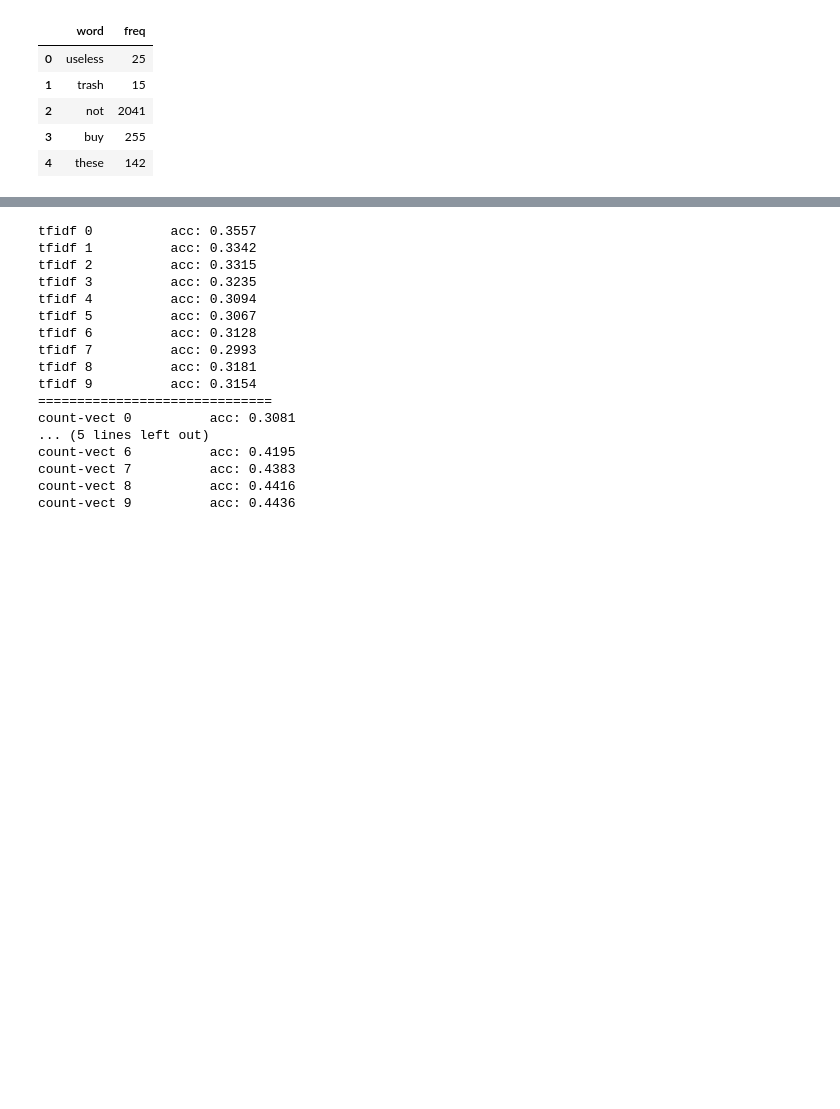
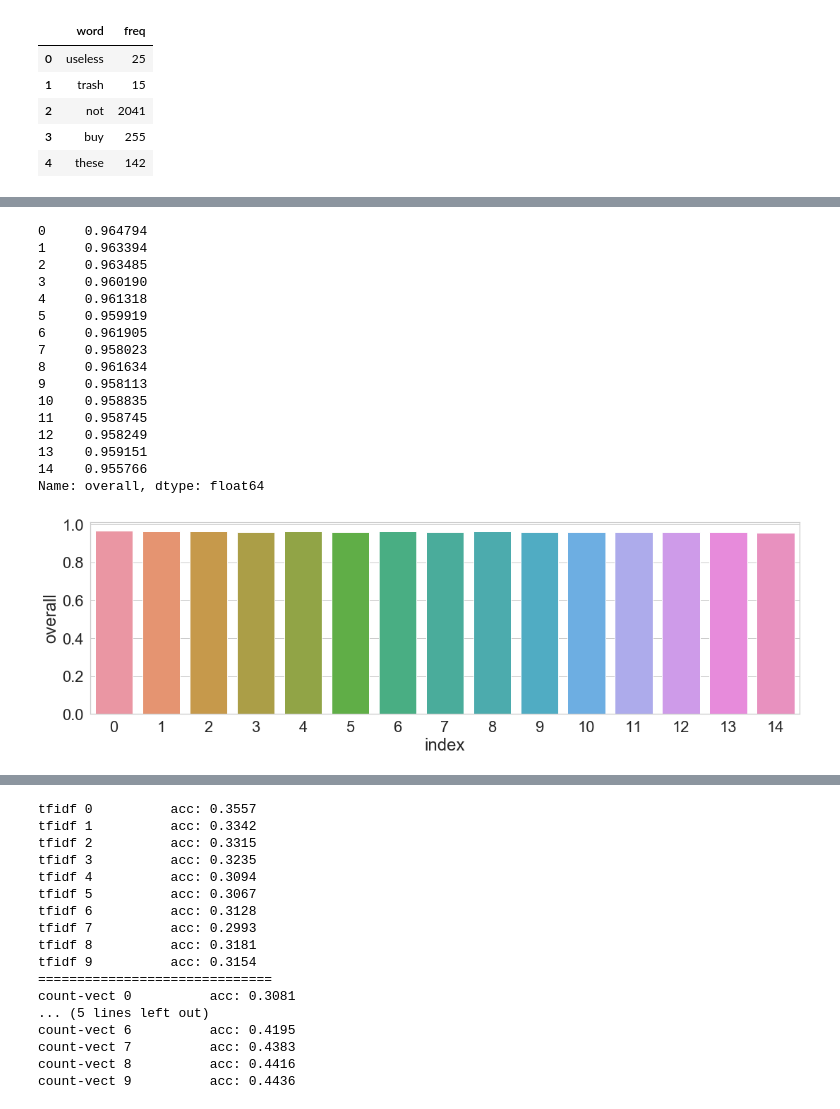
Before and after one commit to ankishb/ml-projects, a Jupyter notebook: amazon-ml/classical-model-4.ipynb, the cells around one changed output, grey strips where cells are left out. Saved outputs shown, nothing was run; the diff lists cells and outputs as text; code cells hidden in the pictures; blank space fills up the shorter version.

```diff
--- a/amazon-ml/classical-model-4.ipynb
+++ b/amazon-ml/classical-model-4.ipynb
@@ -394,0 +820,25 @@ count-vect 14         acc: 0.4470
+# %%
+# acc_table = pd.DataFrame(data=acc_table, columns=l_table.columns)
+acc_table['overall'] = acc_table.apply(lambda x: np.mean(x), axis=1)
+acc_table = acc_table.reset_index()
+fig, ax = plt.subplots(1,1,figsize=(18, 5))
+sns.barplot(x='index',y='overall',data=acc_table, ax=ax)
+acc_table['overall']
+# %% [output]
+0     0.964794
+1     0.963394
+2     0.963485
+3     0.960190
+4     0.961318
+5     0.959919
+6     0.961905
+7     0.958023
+8     0.961634
+9     0.958113
+10    0.958835
+11    0.958745
+12    0.958249
+13    0.959151
+14    0.955766
+Name: overall, dtype: float64
+[figure, added]
```
Also changed, not shown: parts of 60 cells of this notebook, 20 other files.
